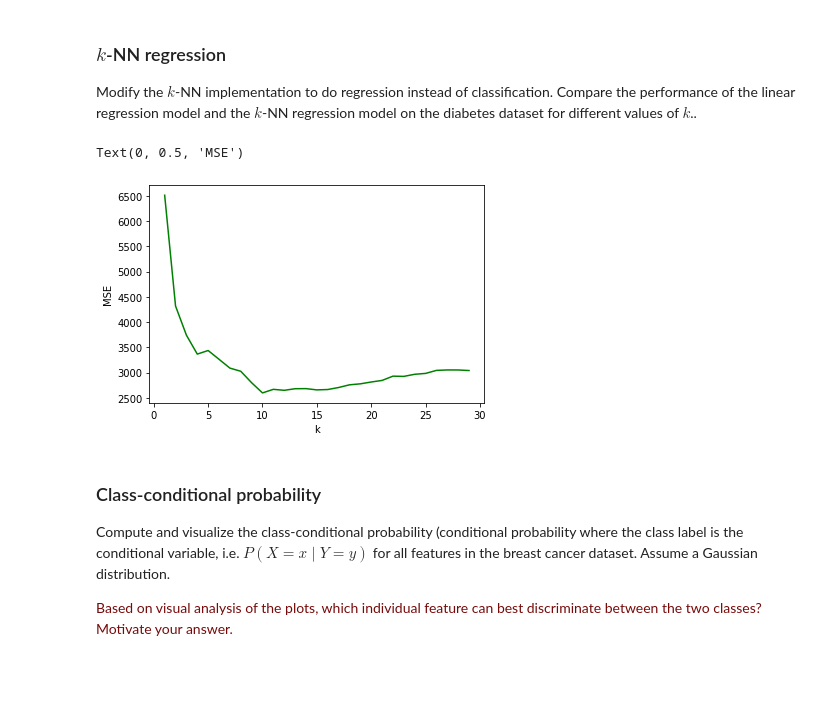
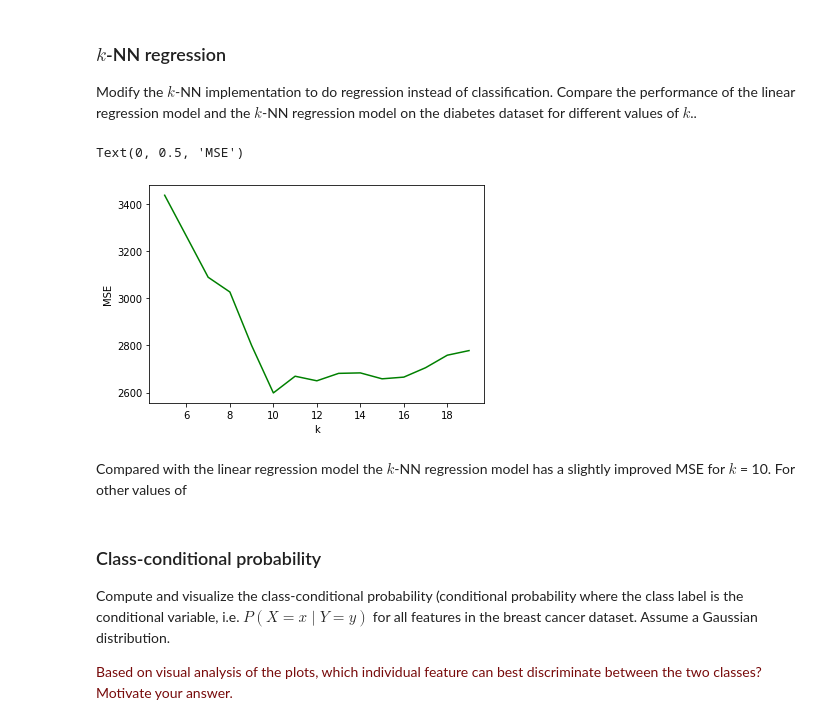
Before and after one commit to tdewaard/8dm40-machine-learning, a Jupyter notebook: practicals/week_1.ipynb, the cells around one changed output. Saved outputs shown, nothing was run; the diff lists cells and outputs as text; code cells hidden in the pictures; blank space fills up the shorter version.

```diff
--- a/practicals/week_1.ipynb
+++ b/practicals/week_1.ipynb
@@ -226,26 +228,28 @@ Modify the $k$-NN implementation to do regression instead of classification. Com
 # %%
 #Import all functionalities and the dataset
 import matplotlib.pyplot as plt
 from sklearn.datasets import load_diabetes
 from nn_regression_functions import k_NN_Regression
 
 # load the diabetes dataset
 diabetes = load_diabetes()
 
 #Use different values of k
-k=range(1,30)
+k=range(5,20)
 MSE = []
 for i in k:
     ans = k_NN_Regression(diabetes,i)
     MSE.append(ans[1])
 
 #Create graph
 plt.plot(k,MSE,'g')
 plt.xlabel('k')
 plt.ylabel('MSE')
 # %% [output]
 Text(0, 0.5, 'MSE')
-[figure, old version]
+[figure, new version]
+# %% [markdown]
+Compared with the linear regression model the $k$-NN regression model has a slightly improved MSE for $k$ = 10. For other values of
 # %% [markdown]
 ### Class-conditional probability
 
```
Also changed, not shown: parts of 1 cell of this notebook.
